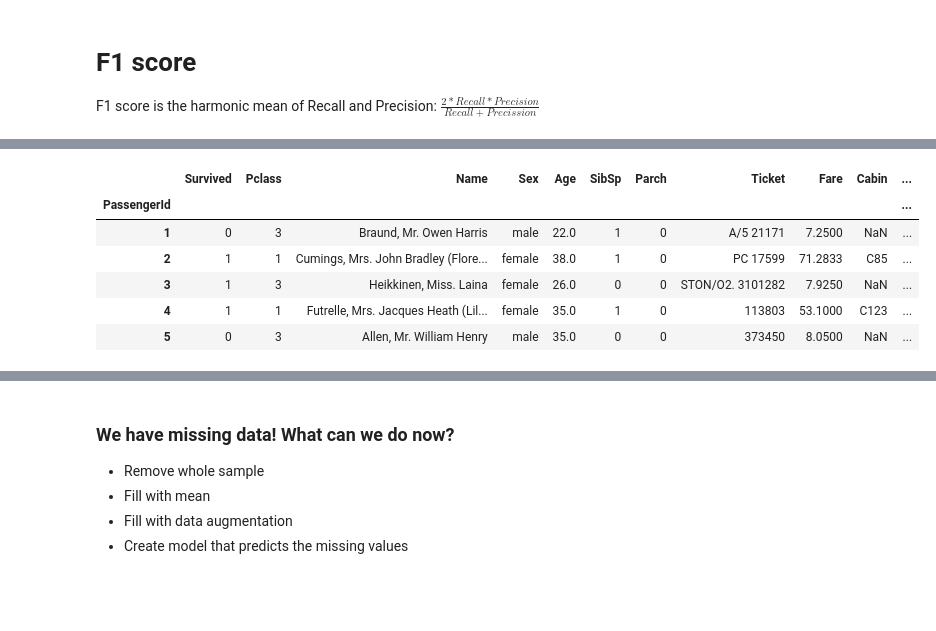
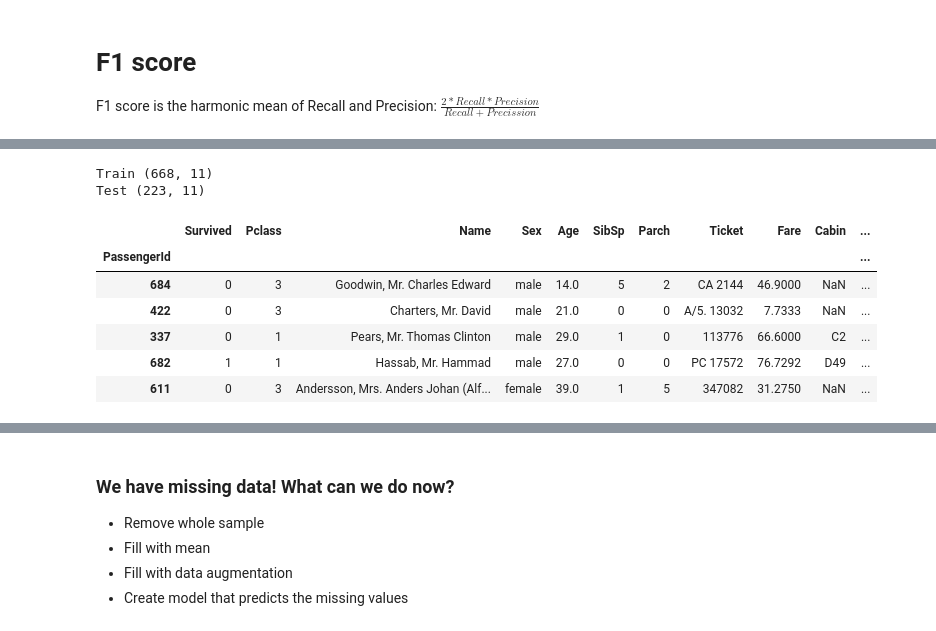
Before and after one commit to radpet/stuff, a Jupyter notebook: SirmaTechLab/METRICS_AND_TITANIC/Metrics_Titanic.ipynb, the cells around one changed output, grey strips where cells are left out. Saved outputs shown, nothing was run; the diff lists cells and outputs as text; code cells hidden in the pictures; blank space fills up the shorter version.

```diff
--- a/SirmaTechLab/METRICS_AND_TITANIC/Metrics_Titanic.ipynb
+++ b/SirmaTechLab/METRICS_AND_TITANIC/Metrics_Titanic.ipynb
@@ -113,15 +126,20 @@ F1 score is the harmonic mean of Recall and Precision: $\frac{2*Recall*Precision
 # %%
 import pandas as pd
+from sklearn.model_selection import train_test_split
 
-test = pd.read_csv('https://raw.githubusercontent.com/radpet/fmi-ml/master/titanic/test.csv', index_col='PassengerId')
-train = pd.read_csv('https://raw.githubusercontent.com/radpet/fmi-ml/master/titanic/train.csv', index_col='PassengerId')
+data = pd.read_csv('https://raw.githubusercontent.com/radpet/fmi-ml/master/titanic/train.csv', index_col='PassengerId')
 
+train,test = train_test_split(data, stratify=data['Survived'], random_state=123)
+print('Train', train.shape)
+print('Test', test.shape)
 train.head()
 # %% [output]
+Train (668, 11)
+Test (223, 11)
 |  | Survived | Pclass | Name | Sex | Age | SibSp | Parch | Ticket | Fare | Cabin | ... |
 | PassengerId |  |  |  |  |  |  |  |  |  |  | ... |
-| 1 | 0 | 3 | Braund, Mr. Owen Harris | male | 22.0 | 1 | 0 | A/5 21171 | 7.2500 | NaN | ... |
-| 2 | 1 | 1 | Cumings, Mrs. John Bradley (Flore... | female | 38.0 | 1 | 0 | PC 17599 | 71.2833 | C85 | ... |
-| 3 | 1 | 3 | Heikkinen, Miss. Laina | female | 26.0 | 0 | 0 | STON/O2. 3101282 | 7.9250 | NaN | ... |
-| 4 | 1 | 1 | Futrelle, Mrs. Jacques Heath (Lil... | female | 35.0 | 1 | 0 | 113803 | 53.1000 | C123 | ... |
-| 5 | 0 | 3 | Allen, Mr. William Henry | male | 35.0 | 0 | 0 | 373450 | 8.0500 | NaN | ... |
+| 684 | 0 | 3 | Goodwin, Mr. Charles Edward | male | 14.0 | 5 | 2 | CA 2144 | 46.9000 | NaN | ... |
+| 422 | 0 | 3 | Charters, Mr. David | male | 21.0 | 0 | 0 | A/5. 13032 | 7.7333 | NaN | ... |
+| 337 | 0 | 1 | Pears, Mr. Thomas Clinton | male | 29.0 | 1 | 0 | 113776 | 66.6000 | C2 | ... |
+| 682 | 1 | 1 | Hassab, Mr. Hammad | male | 27.0 | 0 | 0 | PC 17572 | 76.7292 | D49 | ... |
+| 611 | 0 | 3 | Andersson, Mrs. Anders Johan (Alf... | female | 39.0 | 1 | 5 | 347082 | 31.2750 | NaN | ... |
```
Also changed, not shown: parts of 27 cells of this notebook, 3 other files.
